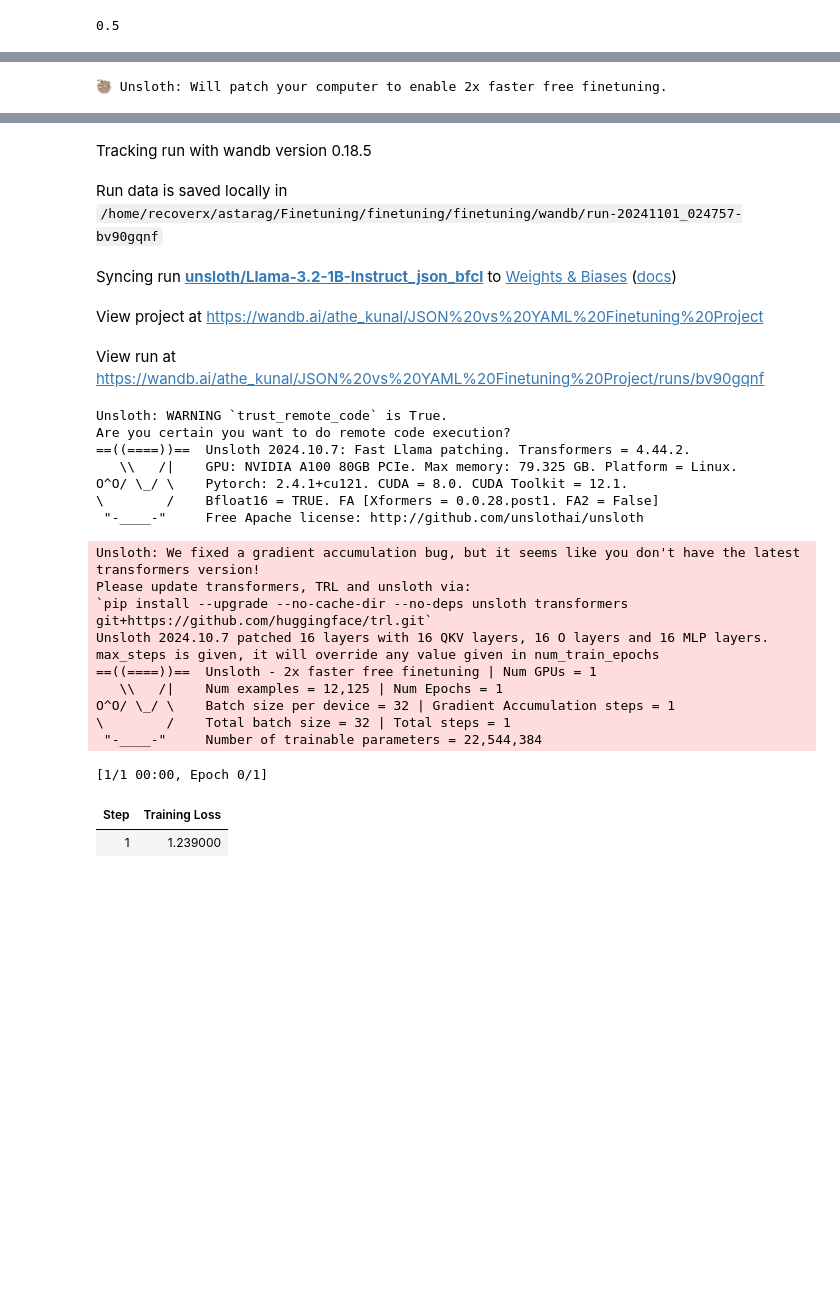
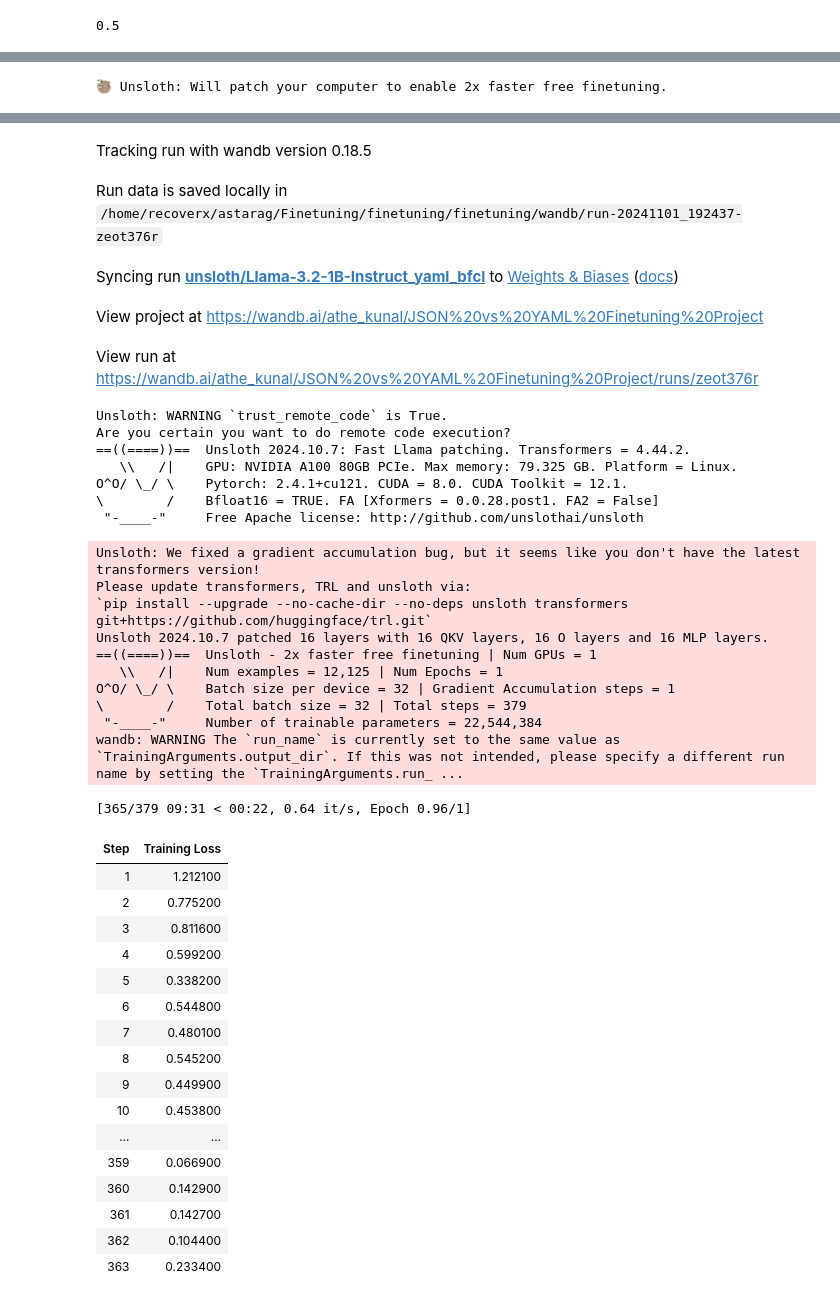
Before and after one commit to Athe-kunal/Finetuning, a Jupyter notebook: finetuning/finetuning/Finetune.ipynb, the cells around one changed output, grey strips where cells are left out. Cells and saved outputs as stored; diff of their text form; code cells hidden in the pictures; blank space fills up the shorter version.

```diff
--- a/finetuning/finetuning/Finetune.ipynb
+++ b/finetuning/finetuning/Finetune.ipynb
@@ -644,38 +470,53 @@ from finetune import run_finetune
 trainer_stats, trainer, model, tokenizer, scores_returned = run_finetune(
     model_name = "unsloth/Llama-3.2-1B-Instruct",
     dataset_name = "bfcl",
-    json_or_yaml = "json"
+    json_or_yaml = "yaml"
 )
 # %% [output]
 🦥 Unsloth: Will patch your computer to enable 2x faster free finetuning.
 wandb: Using wandb-core as the SDK backend. Please refer to https://wandb.me/wandb-core for more information.
 wandb: Currently logged in as: athe_kunal (ad-finance). Use `wandb login --relogin` to force relogin
 wandb: WARNING If you're specifying your api key in code, ensure this code is not shared publicly.
 wandb: WARNING Consider setting the WANDB_API_KEY environment variable, or running `wandb login` from the command line.
 wandb: Appending key for api.wandb.ai to your netrc file: /home/recoverx/.netrc
 wandb: Currently logged in as: athe_kunal. Use `wandb login --relogin` to force relogin
 Tracking run with wandb version 0.18.5
-Run data is saved locally in /home/recoverx/astarag/Finetuning/finetuning/finetuning/wandb/run-20241101_024757-bv90gqnf
+Run data is saved locally in /home/recoverx/astarag/Finetuning/finetuning/finetuning/wandb/run-20241101_192437-zeot376r
-Syncing run unsloth/Llama-3.2-1B-Instruct_json_bfcl to Weights & Biases (docs)
+Syncing run unsloth/Llama-3.2-1B-Instruct_yaml_bfcl to Weights & Biases (docs)
 View project at https://wandb.ai/athe_kunal/JSON%20vs%20YAML%20Finetuning%20Project
-View run at https://wandb.ai/athe_kunal/JSON%20vs%20YAML%20Finetuning%20Project/runs/bv90gqnf
+View run at https://wandb.ai/athe_kunal/JSON%20vs%20YAML%20Finetuning%20Project/runs/zeot376r
 Unsloth: WARNING `trust_remote_code` is True.
 Are you certain you want to do remote code execution?
 ==((====))==  Unsloth 2024.10.7: Fast Llama patching. Transformers = 4.44.2.
    \\   /|    GPU: NVIDIA A100 80GB PCIe. Max memory: 79.325 GB. Platform = Linux.
 O^O/ \_/ \    Pytorch: 2.4.1+cu121. CUDA = 8.0. CUDA Toolkit = 12.1.
 \        /    Bfloat16 = TRUE. FA [Xformers = 0.0.28.post1. FA2 = False]
  "-____-"     Free Apache license: http://github.com/unslothai/unsloth
 Unsloth: We fixed a gradient accumulation bug, but it seems like you don't have the latest transformers version!
 Please update transformers, TRL and unsloth via:
 `pip install --upgrade --no-cache-dir --no-deps unsloth transformers git+https://github.com/huggingface/trl.git`
 Unsloth 2024.10.7 patched 16 layers with 16 QKV layers, 16 O layers and 16 MLP layers.
-max_steps is given, it will override any value given in num_train_epochs
 ==((====))==  Unsloth - 2x faster free finetuning | Num GPUs = 1
    \\   /|    Num examples = 12,125 | Num Epochs = 1
 O^O/ \_/ \    Batch size per device = 32 | Gradient Accumulation steps = 1
-\        /    Total batch size = 32 | Total steps = 1
+\        /    Total batch size = 32 | Total steps = 379
  "-____-"     Number of trainable parameters = 22,544,384
+wandb: WARNING The `run_name` is currently set to the same value as `TrainingArguments.output_dir`. If this was not intended, please specify a different run name by setting the `TrainingArguments.run_ ...
-[1/1 00:00, Epoch 0/1]
+[365/379 09:31 < 00:22, 0.64 it/s, Epoch 0.96/1]
 | Step | Training Loss |
-| 1 | 1.239000 |
+| 1 | 1.212100 |
+| 2 | 0.775200 |
+| 3 | 0.811600 |
+| 4 | 0.599200 |
+| 5 | 0.338200 |
+| 6 | 0.544800 |
+| 7 | 0.480100 |
+| 8 | 0.545200 |
+| 9 | 0.449900 |
+| 10 | 0.453800 |
+| ... | ... |
+| 359 | 0.066900 |
+| 360 | 0.142900 |
+| 361 | 0.142700 |
+| 362 | 0.104400 |
+| 363 | 0.233400 |
```
Also changed, not shown: parts of 2 cells of this notebook, 4 other files.
